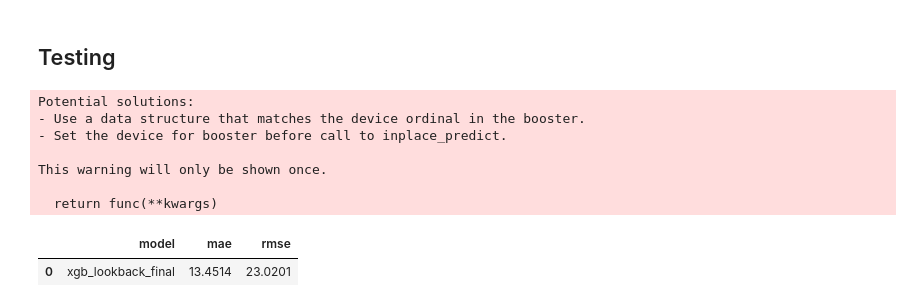
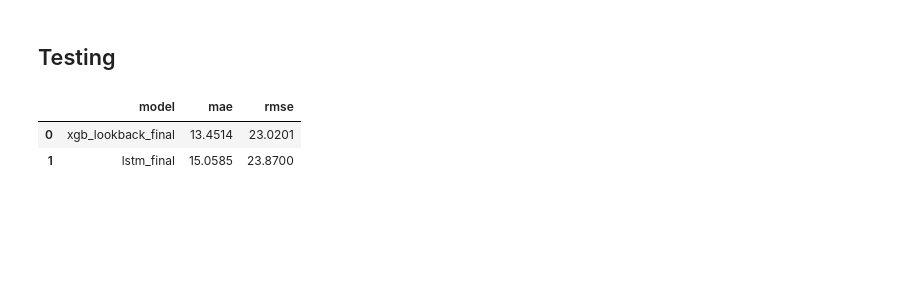
Before and after one commit to ds24m048/masters-thesis, a Jupyter notebook: modelling.ipynb, the cells around one changed output. Cells and saved outputs as stored; diff of their text form; code cells hidden in the pictures; blank space fills up the shorter version.

```diff
--- a/modelling.ipynb
+++ b/modelling.ipynb
@@ -2682,50 +2700,44 @@ print("Saved models/lstm_model_final.joblib")
 # Final testing: XGB-final & LSTM-final on the TEST set
 # -------------------------------------------------
 # Final models were trained on train+val with tuned lookbacks and c_tv / scaler_tv,
-# so the test set must be transformed the same way and use each model's lookback.
+# so the test set must be transformed the same way and use each model's own lookback.
 
-BUFFER_L = 24#max(XGB_LOOKBACK, LSTM_LOOKBACK)   # history buffer covering both lookbacks
+BUFFER_L = max(XGB_LOOKBACK, LSTM_LOOKBACK)   # history buffer covering both lookbacks
 
 # transformed test window (history buffer + test period), stage-2 preprocessing
 test_win = model_df.loc[
     (model_df.index >= TEST_START - pd.Timedelta(hours=BUFFER_L)) & (model_df.index < TEST_END)
 ].copy()
 for col in [TARGET_COL] + LAG_COLS:
     test_win[col] = asinh_transform(test_win[col], c_tv)
 test_win[SCALE_COLS] = scaler_tv.transform(test_win[SCALE_COLS])
 
 def test_arrays(L):
     seq, exog, y, ts = build_lookback_dataset(test_win, SEQUENCE_COLS, FEATURE_COLS, TARGET_COL, L)
     keep = ts >= TEST_START                    # drop history-period targets (buffer > lookback)
     return seq[keep], exog[keep]
 
 records = []
 
 # ---------- XGBoost (final) ----------
 xgb_final = joblib.load("models/xgb_lookback_model_final.joblib")
-seq, exog = test_arrays(24)
+seq, exog = test_arrays(XGB_LOOKBACK)                       # <-- XGB's own lookback
 X_flat = np.concatenate([seq.reshape(seq.shape[0], -1), exog], axis=1)
 y_pred_xgb = asinh_inverse(to_numpy_float32(xgb_final.predict(X_flat)), c_tv)
 records.append({"model": "xgb_lookback_final",
                 "mae": mae_score(y_test, y_pred_xgb), "rmse": rmse_score(y_test, y_pred_xgb)})
-'''
+
 # ---------- LSTM (final) ----------
 lstm_final = joblib.load("models/lstm_model_final.joblib")
-seq, exog = test_arrays(LSTM_LOOKBACK)
+seq, exog = test_arrays(LSTM_LOOKBACK)                      # <-- LSTM's own lookback
 y_pred_lstm = asinh_inverse(to_numpy_float32(lstm_final.predict([seq, exog], verbose=0)), c_tv)
 records.append({"model": "lstm_final",
                 "mae": mae_score(y_test, y_pred_lstm), "rmse": rmse_score(y_test, y_pred_lstm)})
-'''
+
 # ---------- Score table ----------
 test_scores = pd.DataFrame(records).sort_values("mae", ignore_index=True)
 display(test_scores)
 # %% [output]
-Potential solutions:
-- Use a data structure that matches the device ordinal in the booster.
-- Set the device for booster before call to inplace_predict.
-
-This warning will only be shown once.
-
-  return func(**kwargs)
 |  | model | mae | rmse |
 | 0 | xgb_lookback_final | 13.4514 | 23.0201 |
+| 1 | lstm_final | 15.0585 | 23.8700 |
```
Also changed, not shown: parts of 1 cell of this notebook.
